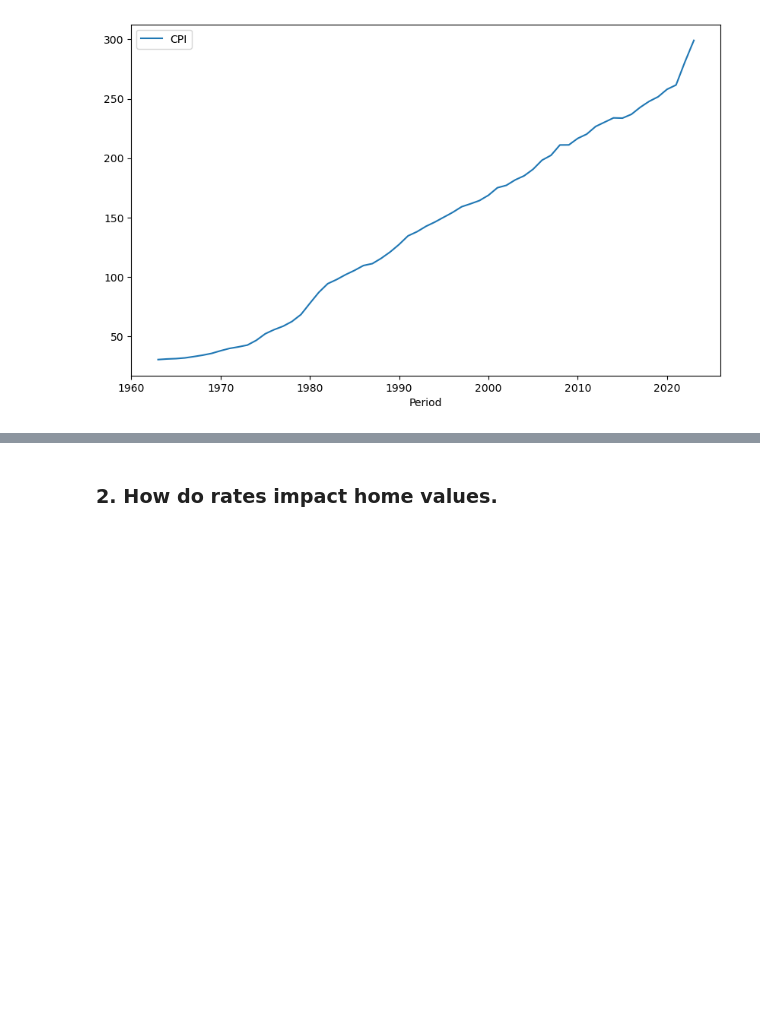
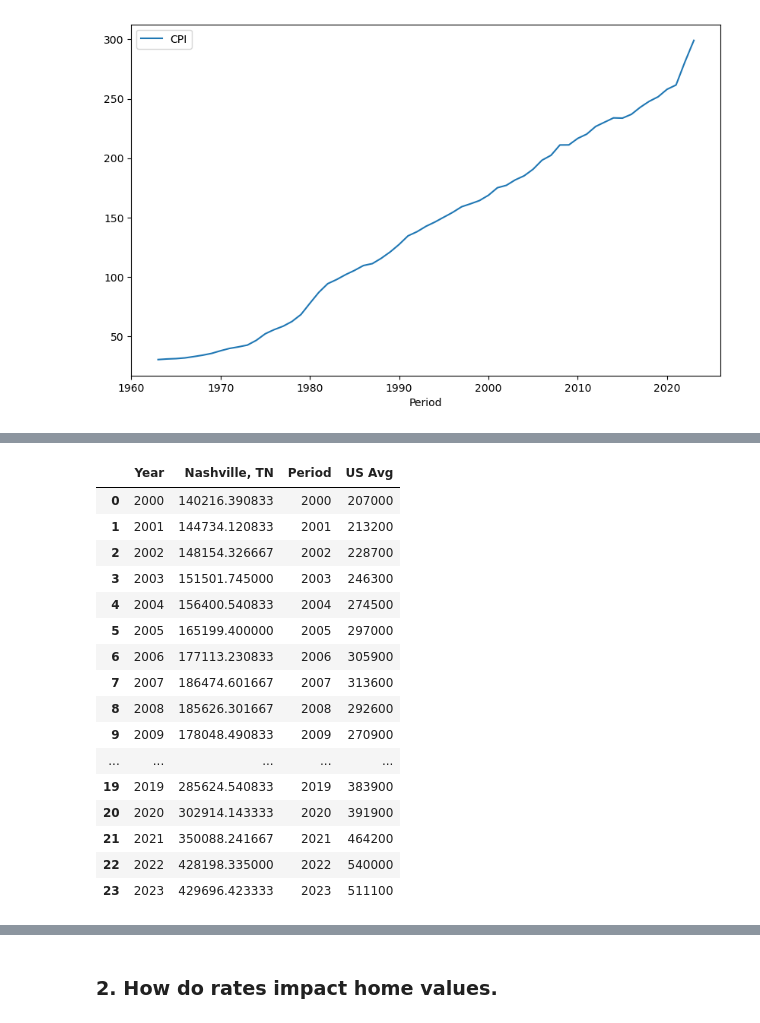
Before and after one commit to mwestonjr/Capstone, a Jupyter notebook: avg_home_sales.ipynb, the cells around one changed output, grey strips where cells are left out. Cells and saved outputs as stored; diff of their text form; code cells hidden in the pictures; blank space fills up the shorter version.

Commit message:
homes 4_23_34-2

```diff
--- a/avg_home_sales.ipynb
+++ b/avg_home_sales.ipynb
@@ -529,0 +643,3 @@ home_merge.plot(kind = 'line',
+# %%
+nashville[["Month", "Day", "Year"]] = nashville['Date'].str.split('/', expand = True)
+nashville
@@ -529,0 +660,2 @@ home_merge.plot(kind = 'line',
+# %%
+nashville = nashville.drop(columns=['Date'])
@@ -529,0 +680,3 @@ home_merge.plot(kind = 'line',
+# %%
+nashville = nashville.groupby('Year')[['Nashville, TN']].mean().reset_index()
+nashville
@@ -529,0 +713,2 @@ home_merge.plot(kind = 'line',
+# %%
+nashville['Year'] = nashville['Year'].astype(int)
@@ -529,0 +750,23 @@ home_merge.plot(kind = 'line',
+# %%
+nashville_us = pd.merge(nashville, home_avg,
+                        left_on = 'Year', right_on = 'Period',
+                        how = 'inner')
+nashville_us
+# %% [output]
+|  | Year | Nashville, TN | Period | US Avg |
+| 0 | 2000 | 140216.390833 | 2000 | 207000 |
+| 1 | 2001 | 144734.120833 | 2001 | 213200 |
+| 2 | 2002 | 148154.326667 | 2002 | 228700 |
+| 3 | 2003 | 151501.745000 | 2003 | 246300 |
+| 4 | 2004 | 156400.540833 | 2004 | 274500 |
+| 5 | 2005 | 165199.400000 | 2005 | 297000 |
+| 6 | 2006 | 177113.230833 | 2006 | 305900 |
+| 7 | 2007 | 186474.601667 | 2007 | 313600 |
+| 8 | 2008 | 185626.301667 | 2008 | 292600 |
+| 9 | 2009 | 178048.490833 | 2009 | 270900 |
+| ... | ... | ... | ... | ... |
+| 19 | 2019 | 285624.540833 | 2019 | 383900 |
+| 20 | 2020 | 302914.143333 | 2020 | 391900 |
+| 21 | 2021 | 350088.241667 | 2021 | 464200 |
+| 22 | 2022 | 428198.335000 | 2022 | 540000 |
+| 23 | 2023 | 429696.423333 | 2023 | 511100 |
```
Also changed, not shown: parts of 112 cells of this notebook, 1 other file.
